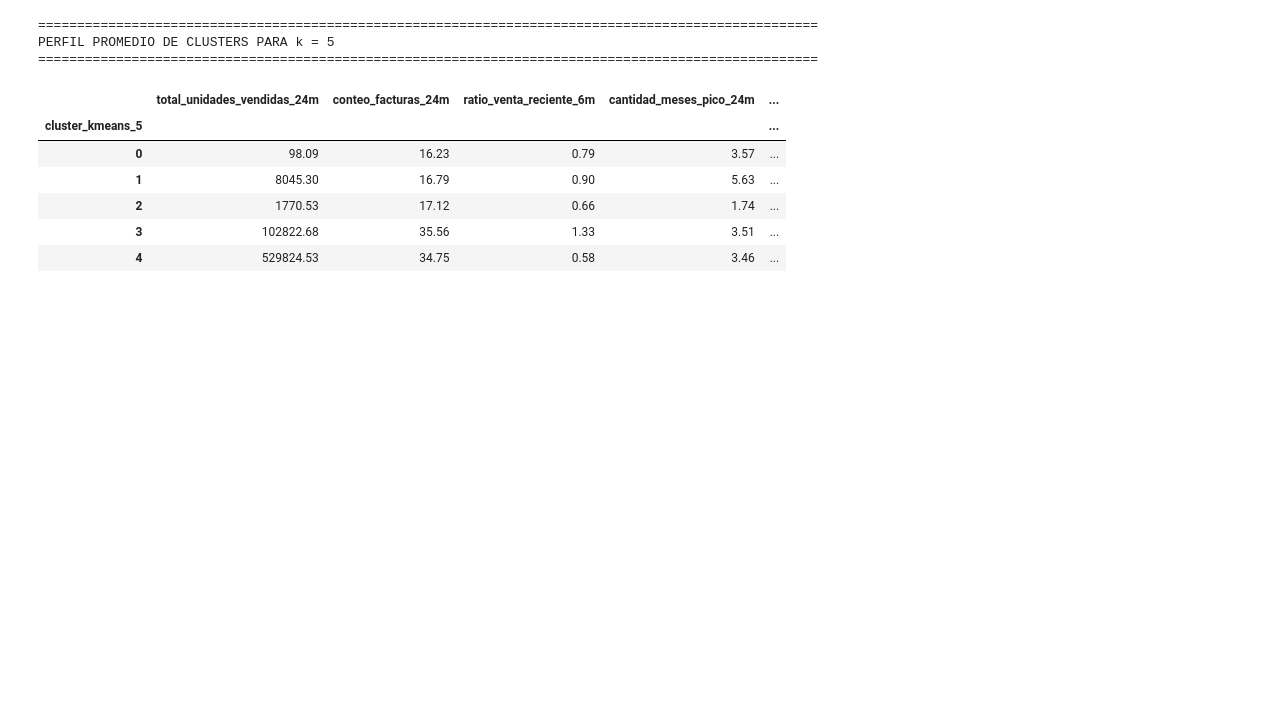
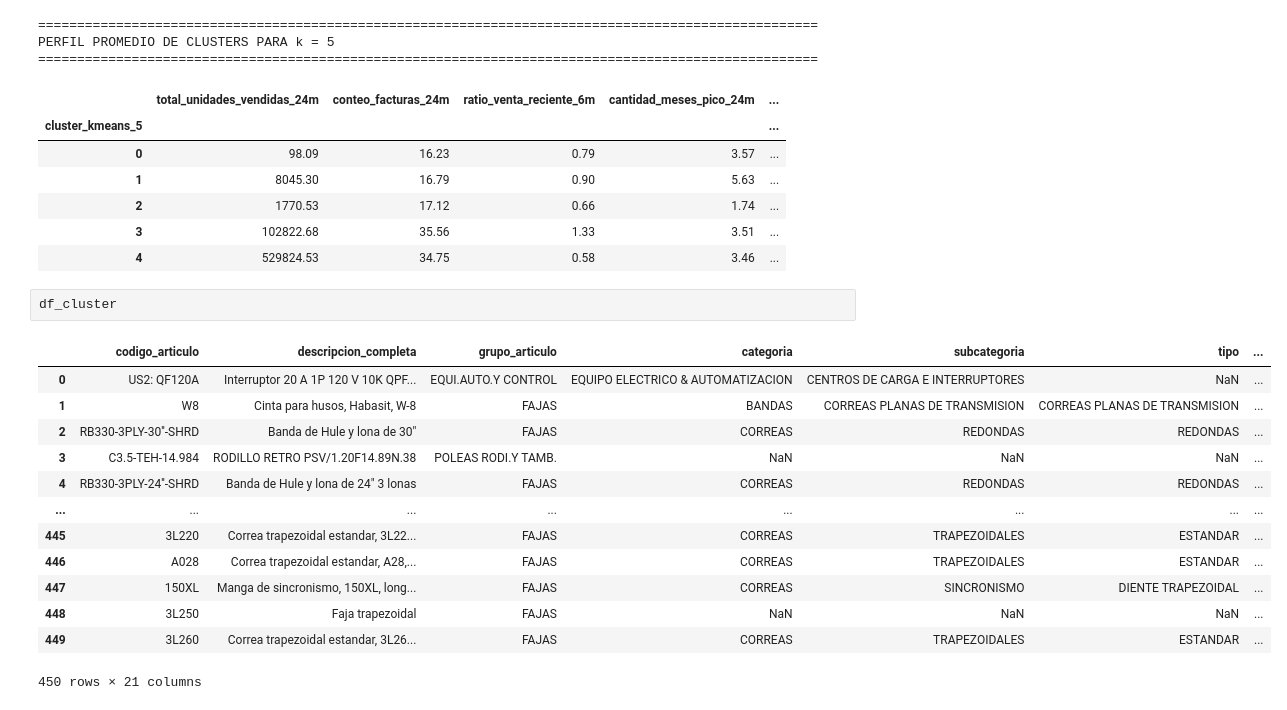
Before and after one commit to choppeb7/Tesis-Master-AI, a Jupyter notebook: 4_cluterizacion_articulos.ipynb, the cells around one changed output. Saved outputs shown, nothing was run; the diff lists cells and outputs as text; blank space fills up the shorter version.

```diff
--- a/4_cluterizacion_articulos.ipynb
+++ b/4_cluterizacion_articulos.ipynb
@@ -1059,3 +1059,19 @@ PERFIL PROMEDIO DE CLUSTERS PARA k = 5
 | 2 | 1770.53 | 17.12 | 0.66 | 1.74 | ... |
 | 3 | 102822.68 | 35.56 | 1.33 | 3.51 | ... |
 | 4 | 529824.53 | 34.75 | 0.58 | 3.46 | ... |
+# %%
+df_cluster
+# %% [output]
+|  | codigo_articulo | descripcion_completa | grupo_articulo | categoria | subcategoria | tipo | ... |
+| 0 | US2: QF120A | Interruptor 20 A 1P 120 V 10K QPF... | EQUI.AUTO.Y CONTROL | EQUIPO ELECTRICO & AUTOMATIZACION | CENTROS DE CARGA E INTERRUPTORES | NaN | ... |
+| 1 | W8 | Cinta para husos, Habasit, W-8 | FAJAS | BANDAS | CORREAS PLANAS DE TRANSMISION | CORREAS PLANAS DE TRANSMISION | ... |
+| 2 | RB330-3PLY-30''-SHRD | Banda de Hule y lona de 30" | FAJAS | CORREAS | REDONDAS | REDONDAS | ... |
+| 3 | C3.5-TEH-14.984 | RODILLO RETRO PSV/1.20F14.89N.38 | POLEAS RODI.Y TAMB. | NaN | NaN | NaN | ... |
+| 4 | RB330-3PLY-24''-SHRD | Banda de Hule y lona de 24" 3 lonas | FAJAS | CORREAS | REDONDAS | REDONDAS | ... |
+| ... | ... | ... | ... | ... | ... | ... | ... |
+| 445 | 3L220 | Correa trapezoidal estandar, 3L22... | FAJAS | CORREAS | TRAPEZOIDALES | ESTANDAR | ... |
+| 446 | A028 | Correa trapezoidal estandar, A28,... | FAJAS | CORREAS | TRAPEZOIDALES | ESTANDAR | ... |
+| 447 | 150XL | Manga de sincronismo, 150XL, long... | FAJAS | CORREAS | SINCRONISMO | DIENTE TRAPEZOIDAL | ... |
+| 448 | 3L250 | Faja trapezoidal | FAJAS | NaN | NaN | NaN | ... |
+| 449 | 3L260 | Correa trapezoidal estandar, 3L26... | FAJAS | CORREAS | TRAPEZOIDALES | ESTANDAR | ... |
+450 rows × 21 columns
```
Also changed, not shown: parts of 10 cells of this notebook.
